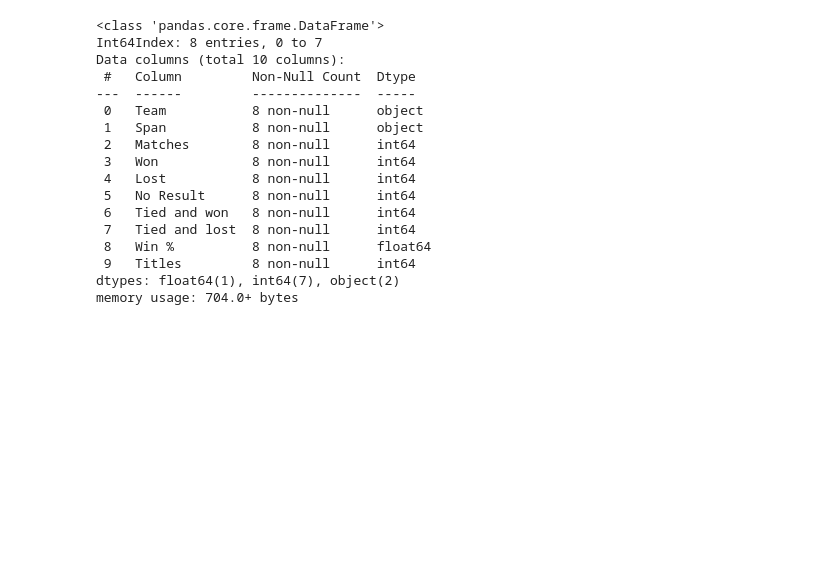
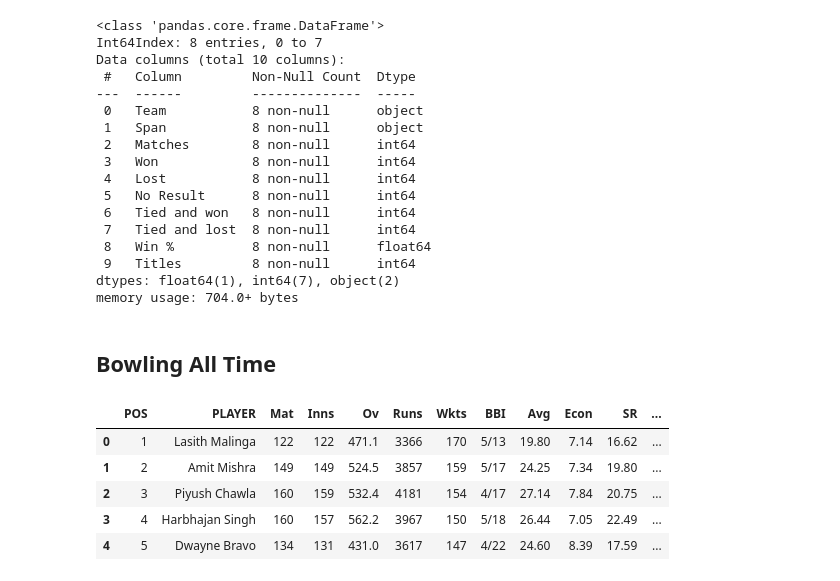
Before and after one commit to bprasad26/ipl_data_analysis, a Jupyter notebook: web_scraping/ws_part2.ipynb, the cells around one changed output. Cells and saved outputs as stored; diff of their text form; code cells hidden in the pictures; blank space fills up the shorter version.

Commit message:
scraped bowling aggregated data.

```diff
--- a/web_scraping/ws_part2.ipynb
+++ b/web_scraping/ws_part2.ipynb
@@ -753,3 +753,5 @@ def get_wins_losses_data():
         win_losses_df[col] = pd.to_numeric(win_losses_df[col], errors='coerce').fillna(0)
 
     return win_losses_df
+# %% [markdown]
+## Bowling All Time
@@ -755,0 +847,11 @@ def get_wins_losses_data():
+# %%
+bowling_all_time = get_bowling_data_all_time()
+# %%
+bowling_all_time.head()
+# %% [output]
+|  | POS | PLAYER | Mat | Inns | Ov | Runs | Wkts | BBI | Avg | Econ | SR | ... |
+| 0 | 1 | Lasith Malinga | 122 | 122 | 471.1 | 3366 | 170 | 5/13 | 19.80 | 7.14 | 16.62 | ... |
+| 1 | 2 | Amit Mishra | 149 | 149 | 524.5 | 3857 | 159 | 5/17 | 24.25 | 7.34 | 19.80 | ... |
+| 2 | 3 | Piyush Chawla | 160 | 159 | 532.4 | 4181 | 154 | 4/17 | 27.14 | 7.84 | 20.75 | ... |
+| 3 | 4 | Harbhajan Singh | 160 | 157 | 562.2 | 3967 | 150 | 5/18 | 26.44 | 7.05 | 22.49 | ... |
+| 4 | 5 | Dwayne Bravo | 134 | 131 | 431.0 | 3617 | 147 | 4/22 | 24.60 | 8.39 | 17.59 | ... |
```
Also changed, not shown: parts of 13 cells of this notebook, 2 other files.
